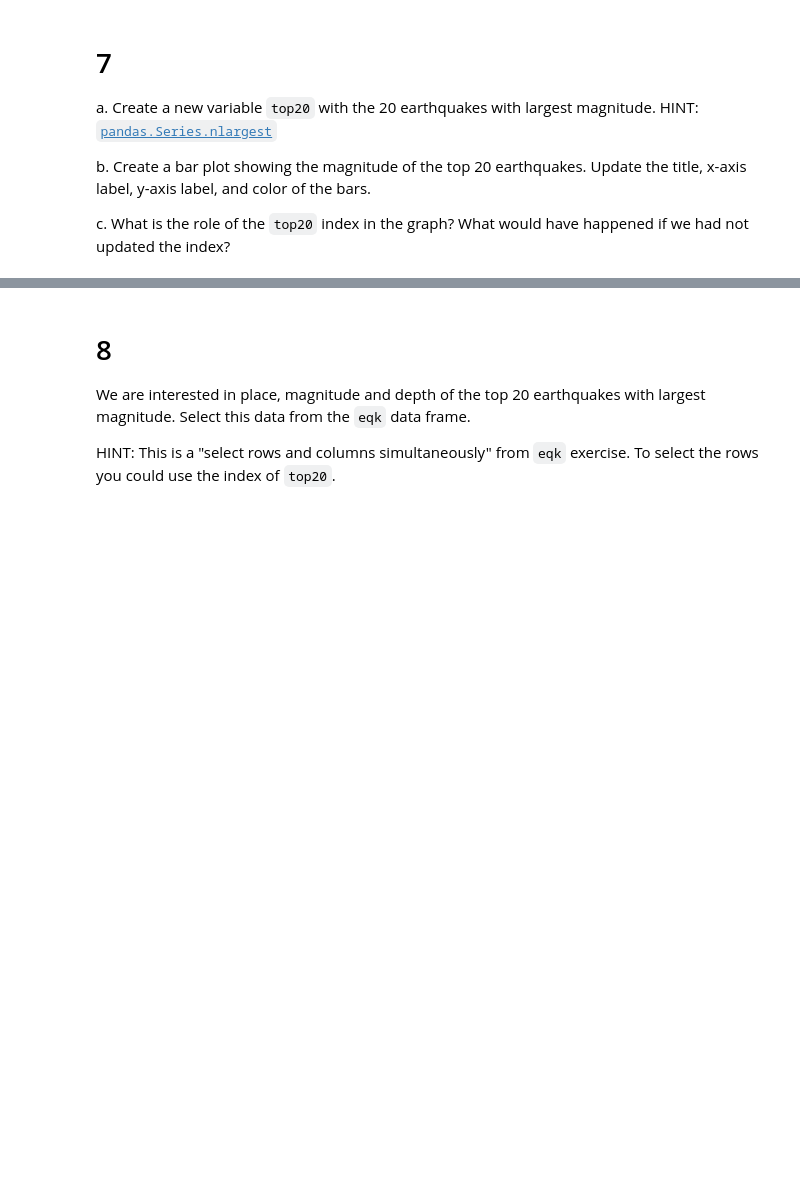
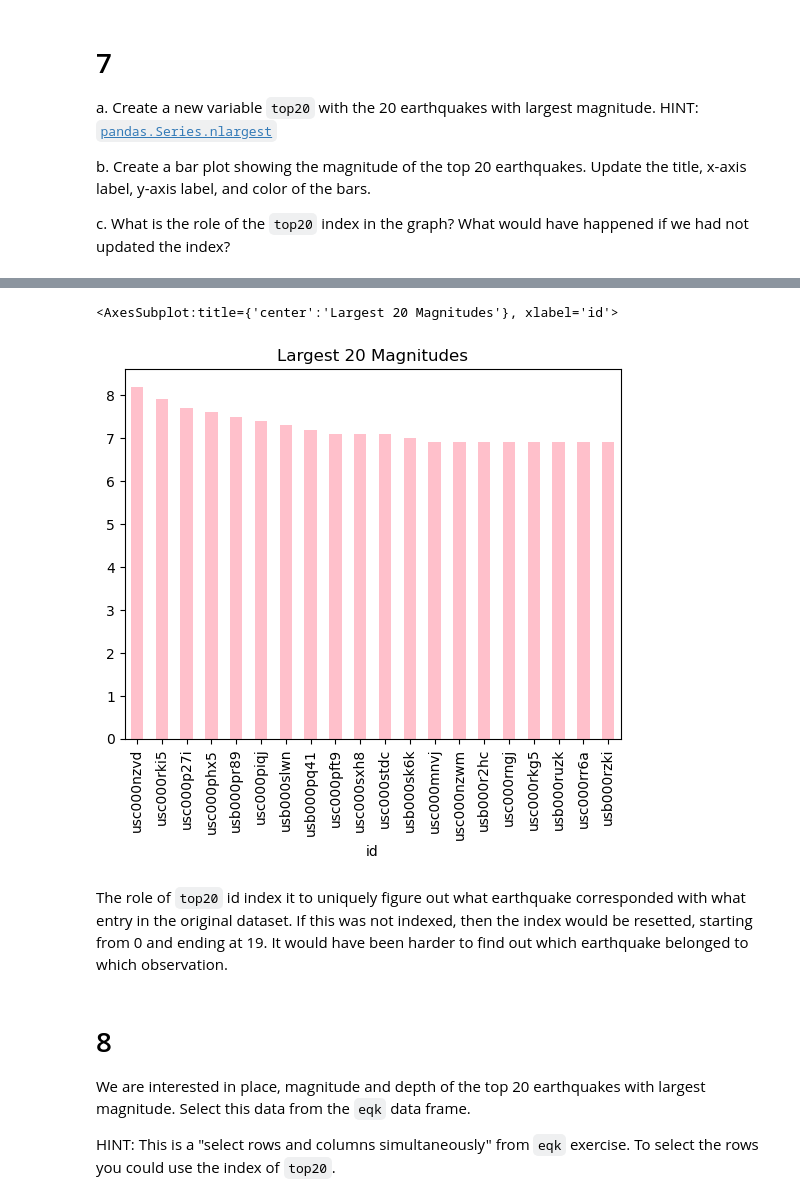
Before and after one commit to p-park6/eds220-hwk-1, a Jupyter notebook: hwk1-task4.ipynb, the cells around one changed output, grey strips where cells are left out. Drawn from its saved outputs; the diff is of its cells as text; code cells hidden in the pictures; blank space fills up the shorter version.

```diff
--- a/hwk1-task4.ipynb
+++ b/hwk1-task4.ipynb
@@ -120,4 +120,4 @@ array(['earthquake'], dtype=object)
 #print the original index
 eqk.index
 # change the index to the id column
-eqk.set_index('id')
+eqk = eqk.set_index('id')
@@ -167,0 +161,6 @@ c. What is the role of the `top20` index in the graph? What would have happened
+# %%
+#a
+# find largest 20 magnitude from eqk dataset and set it to new variable called top20
+top20 = eqk.mag.nlargest(n = 20)
+# print top20
+print(top20)
@@ -168,3 +185,16 @@ c. What is the role of the `top20` index in the graph? What would have happened
+# %%
+#b
+#graph top20 as a bar graph
+top20.plot(kind='bar',
+          x = "Observation ID", #change x labels
+          y = "Magnitude", #change y labels
+          title = "Largest 20 Magnitudes", #change title
+          color = "pink") #change color to pink
+# %% [output]
+<AxesSubplot:title={'center':'Largest 20 Magnitudes'}, xlabel='id'>
+[figure, added]
+# %% [markdown]
+The role of `top20` id index it to uniquely figure out what earthquake corresponded with what entry in the original dataset. If this was not indexed, then the index would be resetted, starting from 0 and ending at 19. It would have been harder to find out which earthquake belonged to which observation.
 # %% [markdown]
 # 8
 We are interested in place, magnitude and depth of the top 20 earthquakes with largest magnitude. Select this data from the `eqk` data frame.
```
Also changed, not shown: parts of 7 cells of this notebook.
